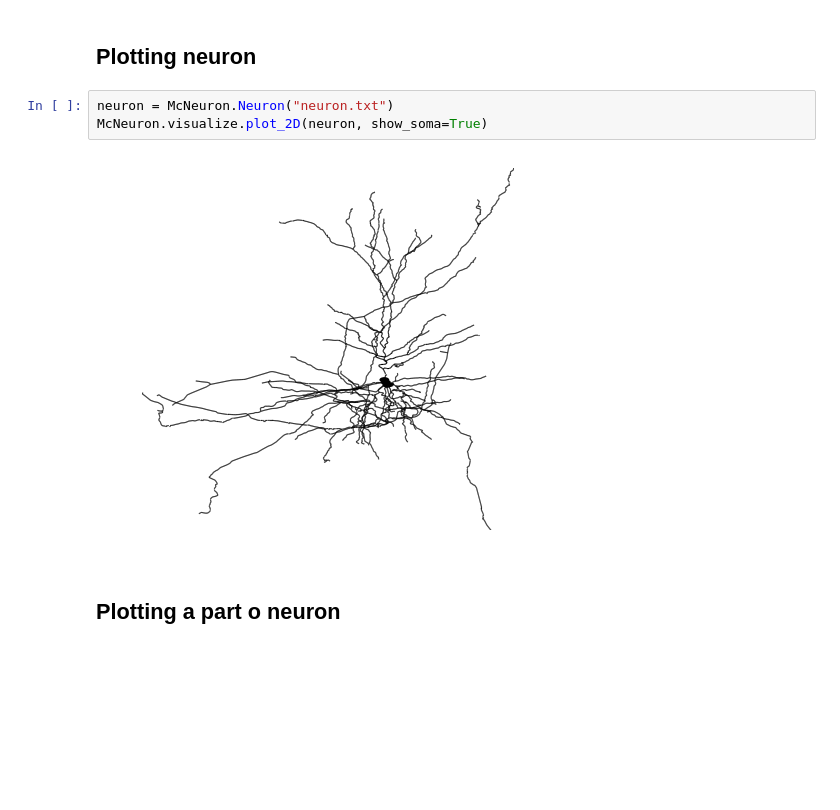
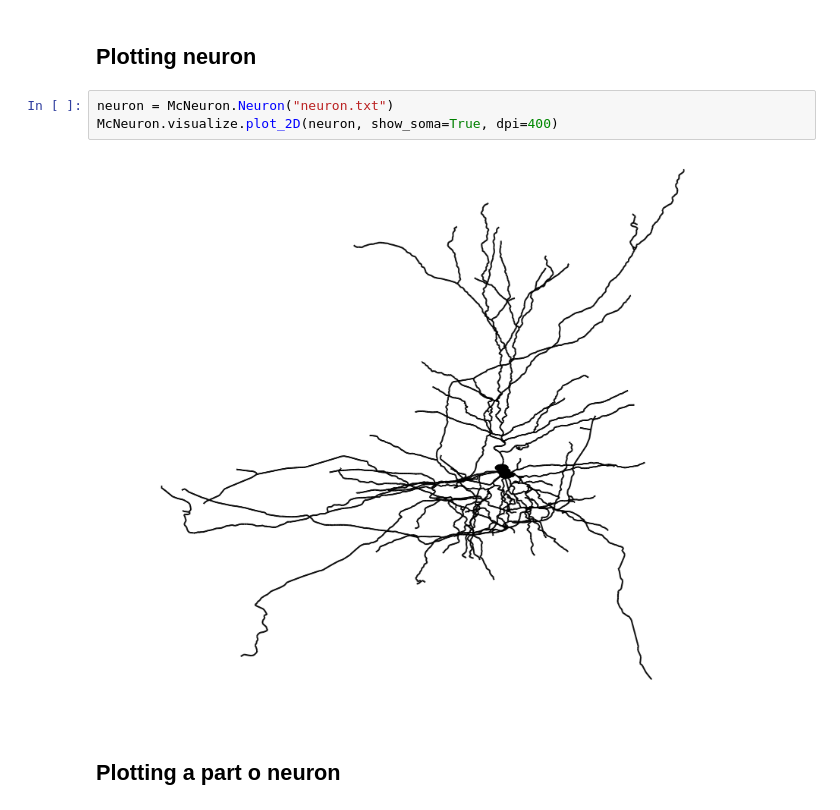
Before and after one commit to BonsaiNet/McNeuron, a Jupyter notebook: How to use McNeuron to depict a neuron.ipynb, the cells around one changed output. Saved outputs shown, nothing was run; the diff lists cells and outputs as text; blank space fills up the shorter version.

```diff
--- a/How to use McNeuron to depict a neuron.ipynb
+++ b/How to use McNeuron to depict a neuron.ipynb
@@ -11,9 +11,9 @@ import pickle
 ## Plotting neuron
 # %%
 neuron = McNeuron.Neuron("neuron.txt")
-McNeuron.visualize.plot_2D(neuron, show_soma=True)
+McNeuron.visualize.plot_2D(neuron, show_soma=True, dpi=400)
 # %% [output]
-[figure, old version]
+[figure, new version]
 # %% [markdown]
 ## Plotting a part o neuron
 # %%
```
Also changed, not shown: 3 other files.
